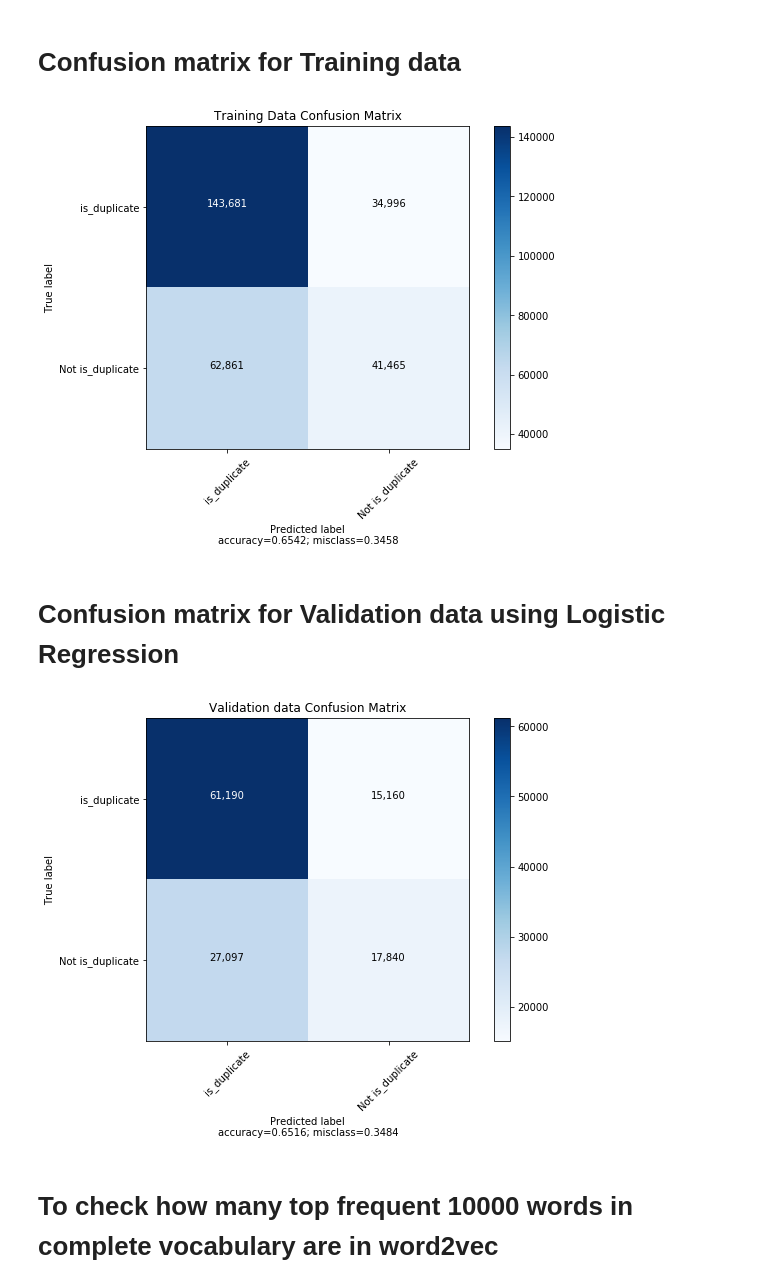
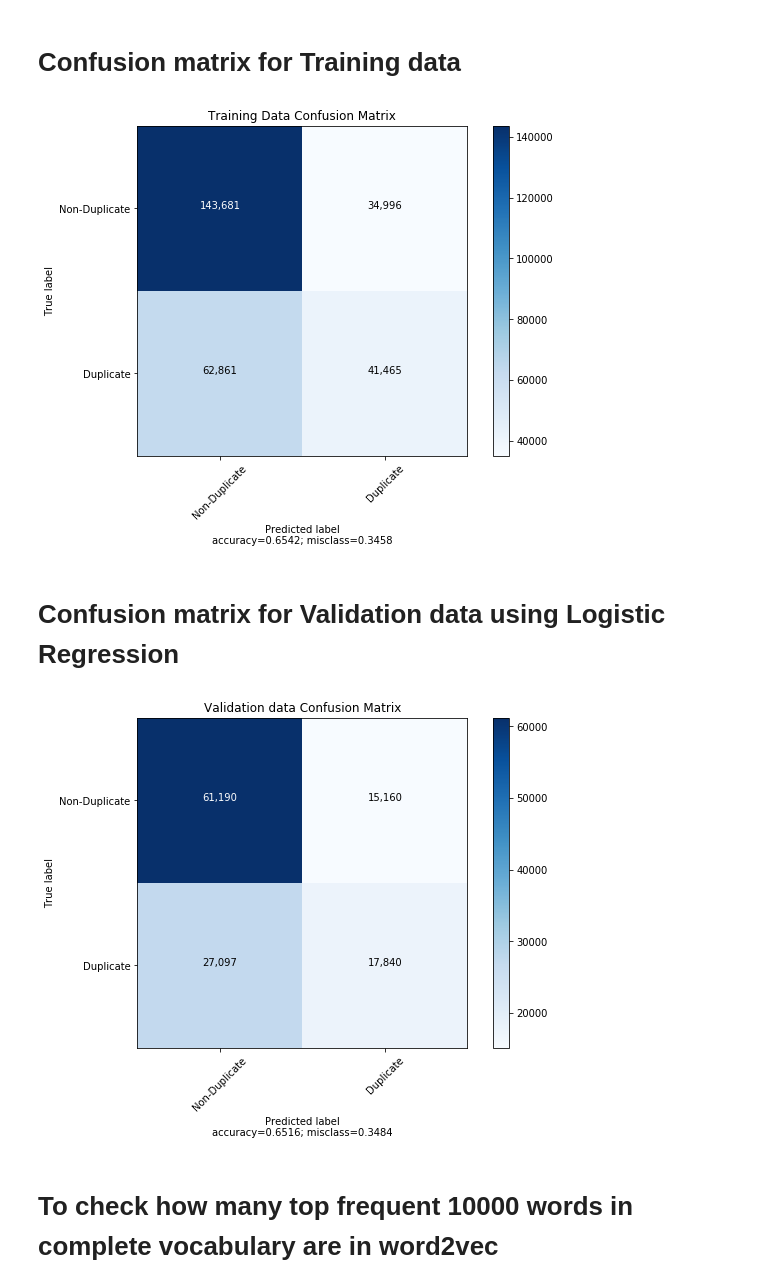
Before and after one commit to janaavula/QuoraKPMG_1, a Jupyter notebook: QuoraQuestionML-Tokenizer.ipynb, the cells around one changed output. Drawn from its saved outputs; the diff is of its cells as text; code cells hidden in the pictures.

```diff
--- a/QuoraQuestionML-Tokenizer.ipynb
+++ b/QuoraQuestionML-Tokenizer.ipynb
@@ -487,20 +505,20 @@ def plot_confusion_matrix(cm,
 
 plot_confusion_matrix(cm           = train_metrics[1],
                       normalize    = False,
-                      target_names = ['is_duplicate', 'Not is_duplicate'],
+                      target_names = ['Non-Duplicate', 'Duplicate'],
                       title        = "Training Data Confusion Matrix")
 # %% [output]
-[figure, old version]
+[figure, new version]
 # %% [markdown]
 # Confusion matrix for Validation data using Logistic Regression
 # %%
 
 plot_confusion_matrix(cm           = validation_metrics[1],
                       normalize    = False,
-                      target_names = ['is_duplicate', 'Not is_duplicate'],
+                      target_names = ['Non-Duplicate', 'Duplicate'],
                       title        = "Validation data Confusion Matrix")
 # %% [output]
-[figure, old version]
+[figure, new version]
 # %% [markdown]
 # To check how many top frequent 10000 words in complete vocabulary are in word2vec
 # %%
```
Also changed, not shown: parts of 29 cells of this notebook.
